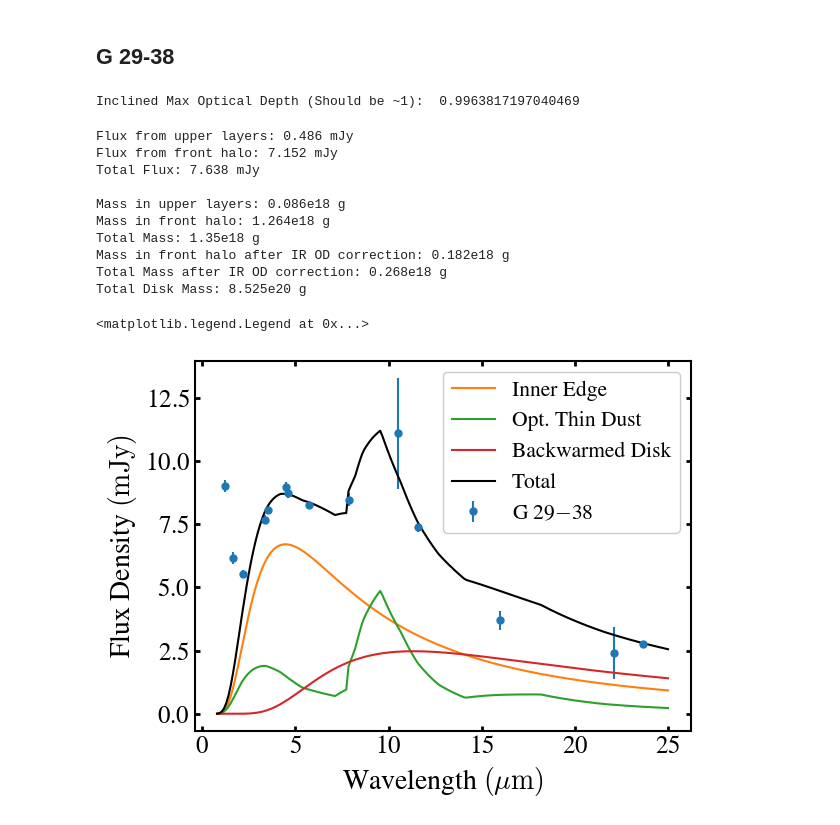
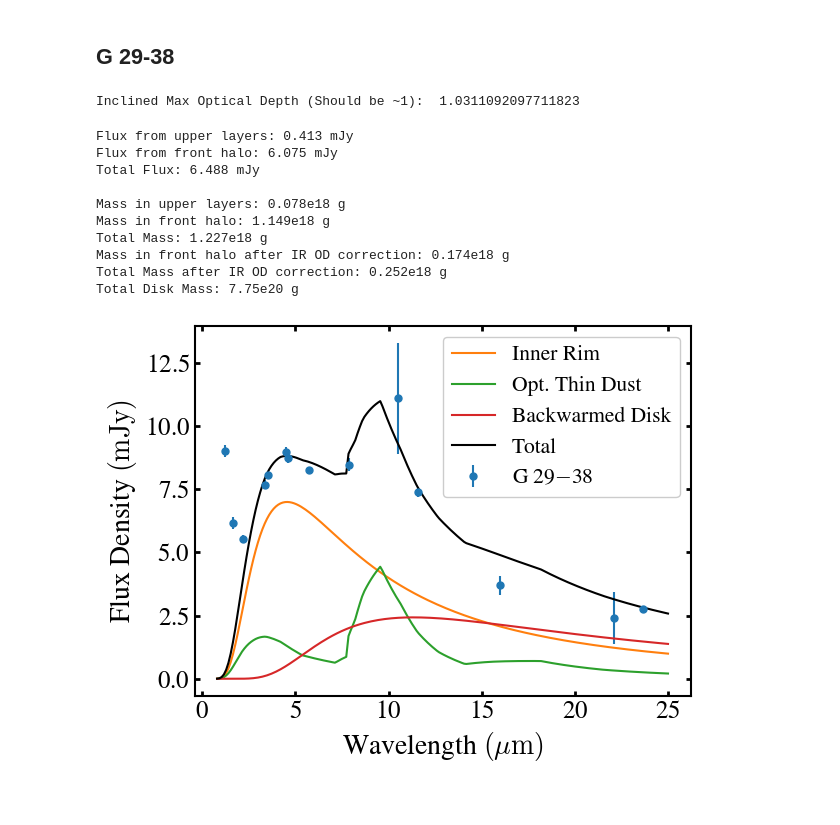
Before and after one commit to Soumin1908/wd_thick_disk_models, a Jupyter notebook: near_infrared_emission.ipynb, the cells around one changed output. Saved outputs shown, nothing was run; the diff lists cells and outputs as text; code cells hidden in the pictures.

```diff
--- a/near_infrared_emission.ipynb
+++ b/near_infrared_emission.ipynb
@@ -648,26 +646,26 @@ irad = 30*np.pi/180.0
 tau0ref = 1000.0
 
 # height of the disk (in Rwd units)
-hz = 5.5
+hz = 5.0
 
 ## Define disk thickness (in Rwd units)
 Deltaa = 8.0
 
 ## Trial and error for optical thin depth (in terms of hz)
-integ_low = 2.25 * hz
-integ_high = integ_low + deltaa/(np.tan(irad))
+integ_low = 2.23 * hz
+integ_high = integ_low + Deltaa/(np.tan(irad))
 
 tau_incl = tau0ref*quad(vert_str, integ_low, integ_high, args=(hz, 'gaussian', 0.0), limit = 10000)[0]/(Deltaa*np.cos(irad))
 print('Inclined Max Optical Depth (Should be ~1): ',tau_incl)
 # %% [output]
-Inclined Max Optical Depth (Should be ~1):  0.9963817197040469
+Inclined Max Optical Depth (Should be ~1):  1.0311092097711823
 # %%
 ## Define the fiducial parameters for G 29-38 as described in the draft
 
 a = 110*0.012*rsun   # distance to disk
 hz = hz*0.012*rsun  # height of the disk
 d = 17.52*pc           # distance to WD
-Ts = 1140.0          # Temperature
+Ts = 1120.0          # Temperature
 s = 1.0             # grain size
 k = 1.7-0.03j        # refractive index (assume astronomical silicate)
 Deltaa = Deltaa*0.012*rsun    # Disk thickness
@@ -685,18 +683,18 @@ cs_ratio = cs_abs_ir/cs_ext_opt
 # Calculate chi in the optical to get locus of unit optical depth to starlight
 chi = np.sqrt(np.log(tau0ref))
 chi_ir = np.sqrt(np.log(0.1*tau0ref))
-chi_sil = 2.25 ## Aproximate calculation for i = 30 degrees
+chi_sil = 2.23 ## Aproximate calculation for i = 30 degrees
 
 # Assume a blackbody and calculate intensity in erg/cm2/s/Hz/sr
 bb = models.BlackBody(temperature=Ts*u.K)
 inten_lambda = bb(3.4*u.micron).value
 
-# Calculate the total number of particles in the optically thin region (Equation 17 in draft)
+# Calculate the total number of particles in the optically thin region (Equation 15 in draft)
 N_dust_thin_upper_layers = (2.0*np.pi*a*hz/cs_ext_opt)*(tau0ref)*(np.sqrt(np.pi)/2)*(1-special.erf(chi))
 N_dust_thin_front_halo = (2.0*np.pi*a*hz/cs_ext_opt)*(chi)
 N_dust_thin_front_halo_ir_corr = (2.0*np.pi*a*hz/cs_ext_opt)*(chi - chi_sil)
 
-# Calculate the fluxes (Equation 19) in mJy
+# Calculate the fluxes (Equation 17) in mJy
 flux_upper_layers = N_dust_thin_upper_layers * cs_abs_ir * 1e26 * inten_lambda / (d**2)
 flux_front_halo = N_dust_thin_front_halo * cs_abs_ir * 1e26 * inten_lambda / (d**2)
 flux_front_halo_ir_corr = N_dust_thin_front_halo_ir_corr * cs_abs_ir * 1e26 * inten_lambda / (d**2)
@@ -726,16 +724,16 @@ print(r'Mass in front halo after IR OD correction: {}e18 g'.format(np.round(mass
 print(r'Total Mass after IR OD correction: {}e18 g'.format(np.round(total_mass_ir_corr/1e18, 3)))
 print(r'Total Disk Mass: {}e20 g'.format(np.round(mdisk/1e20, 3)))
 # %% [output]
-Flux from upper layers: 0.486 mJy
-Flux from front halo: 7.152 mJy
-Total Flux: 7.638 mJy
+Flux from upper layers: 0.413 mJy
+Flux from front halo: 6.075 mJy
+Total Flux: 6.488 mJy
 
-Mass in upper layers: 0.086e18 g
-Mass in front halo: 1.264e18 g
-Total Mass: 1.35e18 g
-Mass in front halo after IR OD correction: 0.182e18 g
-Total Mass after IR OD correction: 0.268e18 g
-Total Disk Mass: 8.525e20 g
+Mass in upper layers: 0.078e18 g
+Mass in front halo: 1.149e18 g
+Total Mass: 1.227e18 g
+Mass in front halo after IR OD correction: 0.174e18 g
+Total Mass after IR OD correction: 0.252e18 g
+Total Disk Mass: 7.75e20 g
 # %%
 ### G 29-38 ###
 
@@ -762,7 +760,7 @@ flux_front_halo = (N_dust_thin_front_halo_ir_corr + N_dust_thin_upper_layers) *
 
 Theta = np.arctan(hz/a)*180.0/np.pi
 
-flux_inner_edge = disk_inner_edge(11000, Theta, 30, d/pc, wave = waves, Trim = Ts, Rwd = 0.012, Rrim = 100)
+flux_inner_edge = disk_inner_edge(11000, Theta, 30, d/pc, wave = waves, Trim = Ts, Rwd = 0.012, Rrim = 110)
 
 
 ### Flux from the backwarmed disk
@@ -773,34 +771,33 @@ thetas_rad = 30.0*np.pi/180.0
 
 
 factor1 = 2*a/(d**2)
 factor2 = inten_lambda
 factor3_1 = np.pi*Deltaa*np.cos(thetas_rad)
 factor3_2 = 2*hz*np.sin(thetas_rad)
 
 flux_backwarmed = factor1*factor2*(factor3_1 + factor3_2)*1e26
 
 
 
 ### Total Flux
 
 total_flux = flux_front_halo + flux_inner_edge + flux_backwarmed
 
 ## Plot it
 
-plt.plot(waves, flux_inner_edge, label = 'Inner Edge')
+plt.plot(waves, flux_inner_edge, label = 'Inner Rim')
 plt.plot(waves, flux_front_halo, label = 'Opt. Thin Dust')
 plt.plot(waves, flux_backwarmed, label = 'Backwarmed Disk')
 plt.plot(waves, total_flux, c='k', label = 'Total')
 
 plt.gca().tick_params(axis='x', which='both',direction='in',top=True,right=True,labelsize=18, width=2)
 plt.gca().tick_params(axis='y', which='both',direction='in',top=True,right=True,labelsize=18, width=2)
 
 plt.gca().set_ylabel(r'Flux Density $\rm (m Jy)$', fontsize = 20)
 plt.gca().set_xlabel(r'Wavelength $\rm (\mu m)$', fontsize = 20)
 
 plt.legend(loc = 'upper right', fontsize = 15.5, framealpha = 1)
 
-#plt.savefig('./G2938_sed.png', bbox_inches='tight', dpi = 200)
+plt.savefig('./G2938_sed.png', bbox_inches='tight', dpi = 200)
 # %% [output]
-<matplotlib.legend.Legend at 0x...>
-[figure, old version]
+[figure, new version]
```
Also changed, not shown: parts of 4 cells of this notebook, 1 other file.
